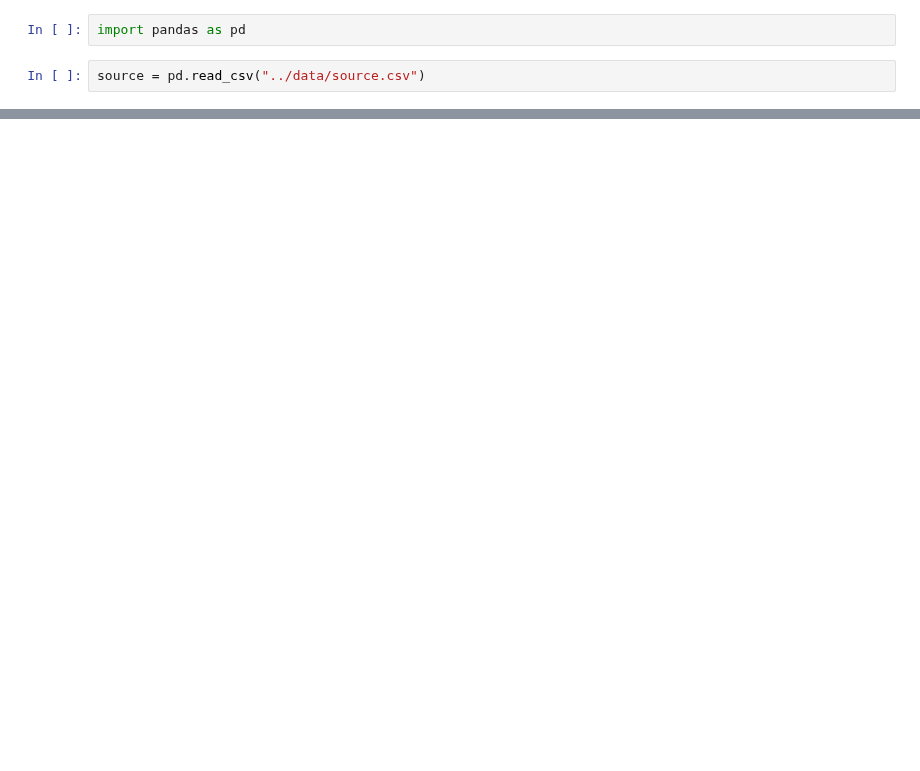
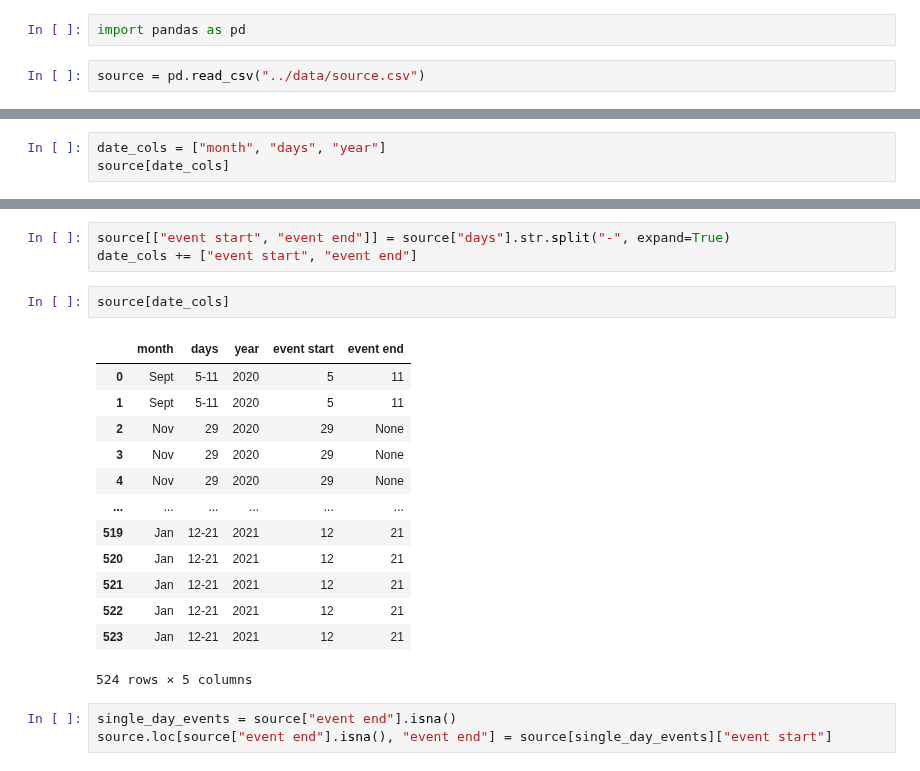
Before and after one commit to tomityrrell/psps-analysis, a Jupyter notebook: notebooks/Weather Station Analysis.ipynb, the cells around one changed output, grey strips where cells are left out. Cells and saved outputs as stored; diff of their text form; blank space fills up the shorter version.

```diff
--- a/notebooks/Weather Station Analysis.ipynb
+++ b/notebooks/Weather Station Analysis.ipynb
@@ -87,0 +59,3 @@ Name: 157, dtype: object
+# %%
+date_cols = ["month", "days", "year"]
+source[date_cols]
@@ -87,0 +76,22 @@ Name: 157, dtype: object
+# %%
+source[["event start", "event end"]] = source["days"].str.split("-", expand=True)
+date_cols += ["event start", "event end"]
+# %%
+source[date_cols]
+# %% [output]
+|  | month | days | year | event start | event end |
+| 0 | Sept | 5-11 | 2020 | 5 | 11 |
+| 1 | Sept | 5-11 | 2020 | 5 | 11 |
+| 2 | Nov | 29 | 2020 | 29 | None |
+| 3 | Nov | 29 | 2020 | 29 | None |
+| 4 | Nov | 29 | 2020 | 29 | None |
+| ... | ... | ... | ... | ... | ... |
+| 519 | Jan | 12-21 | 2021 | 12 | 21 |
+| 520 | Jan | 12-21 | 2021 | 12 | 21 |
+| 521 | Jan | 12-21 | 2021 | 12 | 21 |
+| 522 | Jan | 12-21 | 2021 | 12 | 21 |
+| 523 | Jan | 12-21 | 2021 | 12 | 21 |
+524 rows × 5 columns
+# %%
+single_day_events = source["event end"].isna()
+source.loc[source["event end"].isna(), "event end"] = source[single_day_events]["event start"]
```
Also changed, not shown: parts of 18 cells of this notebook, 3 other files.
